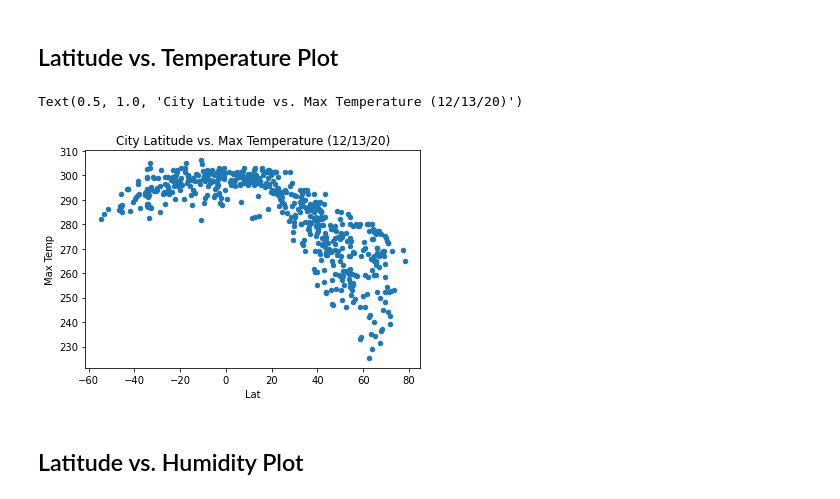
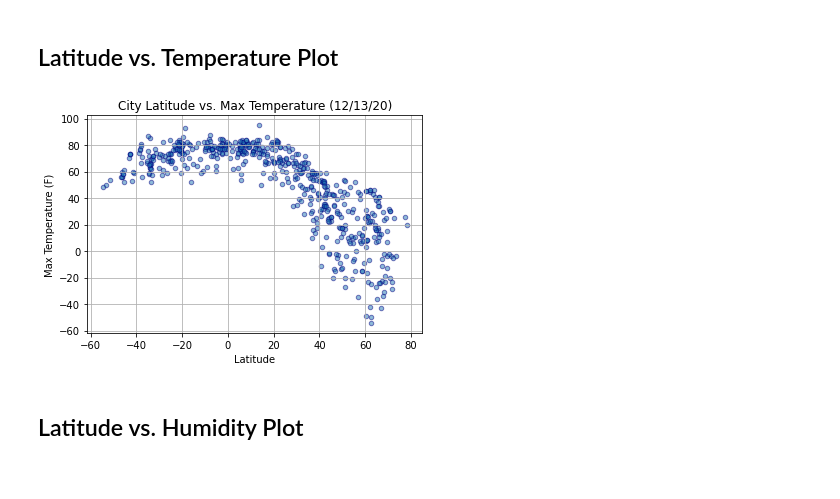
Before and after one commit to marybellavia/python-api-challenge, a Jupyter notebook: starter_code/WeatherPy.ipynb, the cells around one changed output. Drawn from its saved outputs; the diff is of its cells as text; code cells hidden in the pictures.

Commit message:
finished plots, need help saving line regress

```diff
--- a/starter_code/WeatherPy.ipynb
+++ b/starter_code/WeatherPy.ipynb
@@ -68,7 +68,7 @@ print('''Beginning Data Retrieval
 #looping through the cities
 for i in range(len(cities)):
     # sending API call and getting json
-    url = f"http://api.openweathermap.org/data/2.5/weather?q={cities[i]}&appid={weather_api_key}"
+    url = f"http://api.openweathermap.org/data/2.5/weather?q={cities[i]}&units=imperial&appid={weather_api_key}"
     weather_response = requests.get(url)
     weather_response_json = weather_response.json()
 
@@ -174,10 +176,12 @@ Skip this step if there are no cities that have humidity > 100%.
 # %% [markdown]
 ## Latitude vs. Temperature Plot
 # %%
-temps_df.plot(kind="scatter", x="Lat", y="Max Temp")
+lat_temp_plot = temps_df.plot(kind="scatter", x="Lat", y="Max Temp", grid=True, alpha=.5, edgecolors='navy')
+lat_temp_plot.set_ylabel("Max Temperature (F)")
+lat_temp_plot.set_xlabel("Latitude")
 plt.title("City Latitude vs. Max Temperature (12/13/20)")
+plt.savefig("C:/Users/Mary/Documents/WashU_Data_Analytics/Homework/Python API/python-api-challenge/starter_code/weather_pngs/LatitudeMaxTempScatter.png")
 # %% [output]
-Text(0.5, 1.0, 'City Latitude vs. Max Temperature (12/13/20)')
-[figure, old version]
+[figure, new version]
 # %% [markdown]
 ## Latitude vs. Humidity Plot
```
Also changed, not shown: parts of 27 cells of this notebook, 13 other files.
